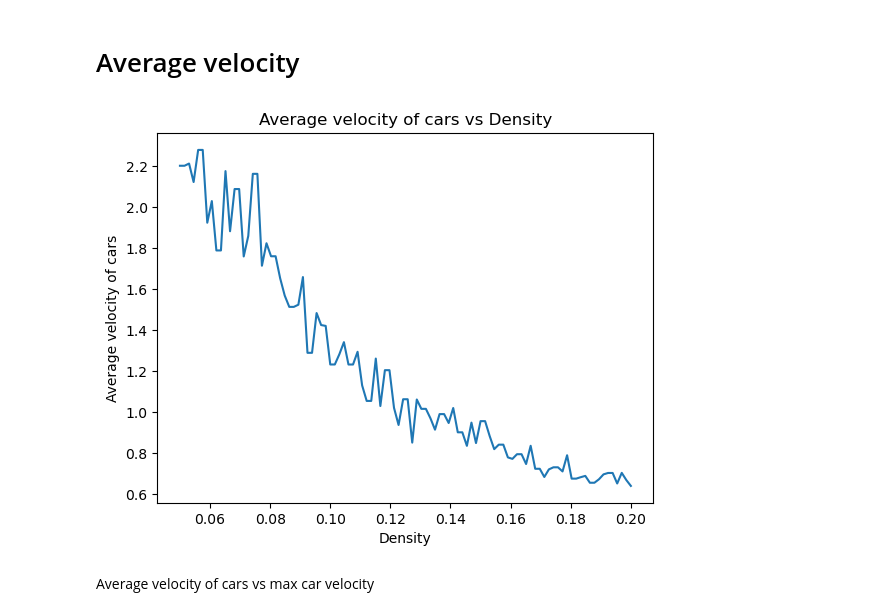
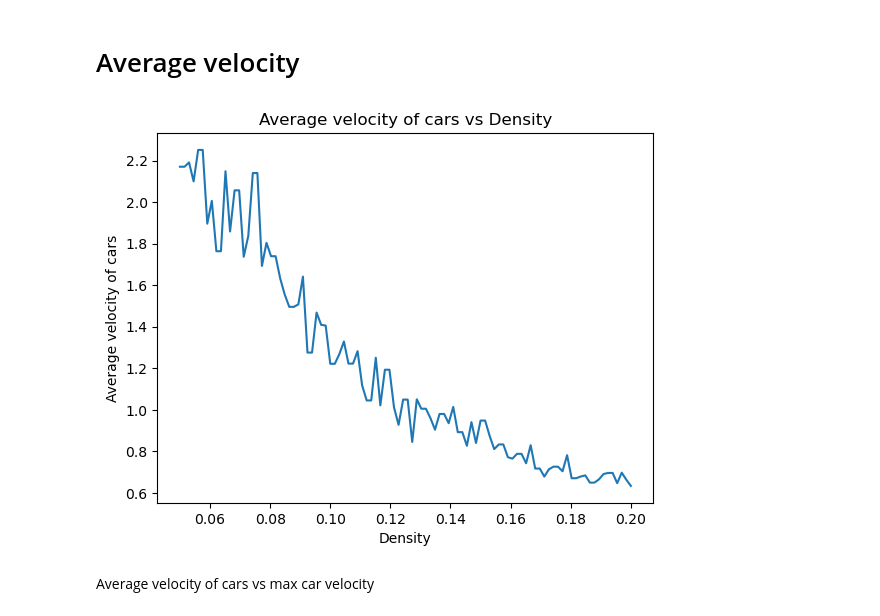
Before and after one commit to SofiaHilma/Traffic_flow_simulation, a Jupyter notebook: traffic_notebook.ipynb, the cells around one changed output. Saved outputs shown, nothing was run; the diff lists cells and outputs as text; code cells hidden in the pictures.

```diff
--- a/traffic_notebook.ipynb
+++ b/traffic_notebook.ipynb
@@ -91,7 +98,10 @@ v_max = 5
 p = 0.8
 t_max = 300
 
-cluster_distribution = functions.Nagel_Schreckenberg(L, N, v_max, p, t_max)[1]
+simulation = functions.Nagel_Schreckenberg(L, N, v_max, p, t_max)
+simulation.run_model()
+cluster_distribution = simulation.clusters()[0]
+
 x = np.arange(min(cluster_distribution), max(cluster_distribution))
 
 # Plotting
@@ -133,7 +143,9 @@ cluster_averages = []
 percent_average = []
 
 for density in densities:
-    cluster_list = functions.Nagel_Schreckenberg(L, int(L * density), v_max, p, t_max)[1]
+    simulation = functions.Nagel_Schreckenberg(L, int(L * density), v_max, p, t_max, seed = 2024)
+    simulation.run_model()
+    cluster_list = simulation.clusters()[0]
     cluster_average = np.mean(cluster_list)
     cluster_averages.append(cluster_average)
     percent_average.append(cluster_average/(density*L))
@@ -166,7 +178,9 @@ densities = np.linspace(0.02, 0.2, 100)
 cluster_averages = []
 
 for density in densities:
-    cluster_list = functions.Nagel_Schreckenberg(L, int(L * density), v_max, p, t_max)[1]
+    simulation = functions.Nagel_Schreckenberg(L, int(L * density), v_max, p, t_max, seed = 2024)
+    simulation.run_model()
+    cluster_list = simulation.clusters()[0]
     cluster_average = np.mean(cluster_list)
     cluster_averages.append(cluster_average)
 
@@ -197,9 +211,10 @@ average_cluster_sizes = []
 
 for density in densities:
 
-    result = functions.Nagel_Schreckenberg(L, int(L * density), v_max, p, t_max)
-    cells_cluster_list = result[1]
-    cluster_count_list = result[5]
+    simulation = functions.Nagel_Schreckenberg(L, int(L * density), v_max, p, t_max, seed = 2024)
+    simulation.run_model()
+    cells_cluster_list = simulation.clusters()[0]
+    cluster_count_list = simulation.clusters()[1]
 
     # Cells calculations
     cells_cluster_average = np.mean(cells_cluster_list)
@@ -231,27 +246,29 @@ plt.show()
 # %%
 # Parameters
 L = 500
 N = 100
 v_max = 5
 p = 0.8
 t_max = 100
 
 densities = np.linspace(0.05, 0.2, 100)
 
 velocity_averages = []
 
 for density in densities:
-    velocity_average = functions.Nagel_Schreckenberg(L, int(L * density), v_max, p, t_max)[4]
+    simulation = functions.Nagel_Schreckenberg(L, int(L * density), v_max, p, t_max, seed = 2024)
+    simulation.run_model()
+    velocity_average = simulation.average_velocity()
     velocity_averages.append(velocity_average)
 
 # Plotting
 plt.plot(densities, velocity_averages)
 plt.xlabel('Density')
 plt.ylabel('Average velocity of cars')
 plt.title('Average velocity of cars vs Density')
 plt.show()
 # %% [output]
-[figure, old version]
+[figure, new version]
 # %% [markdown]
 Average velocity of cars vs max car velocity
 # %%
```
Also changed, not shown: parts of 5 cells of this notebook, 2 other files.
